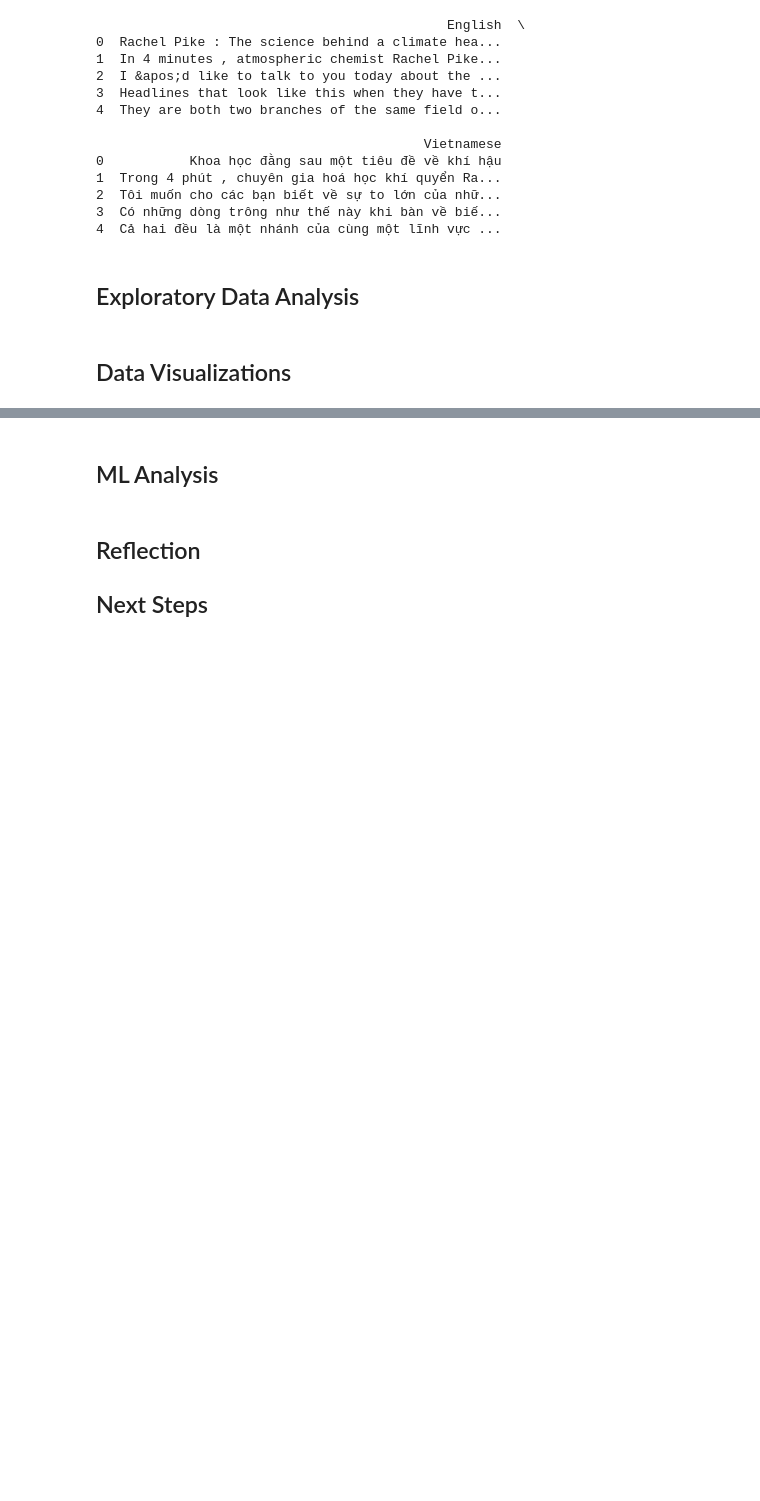
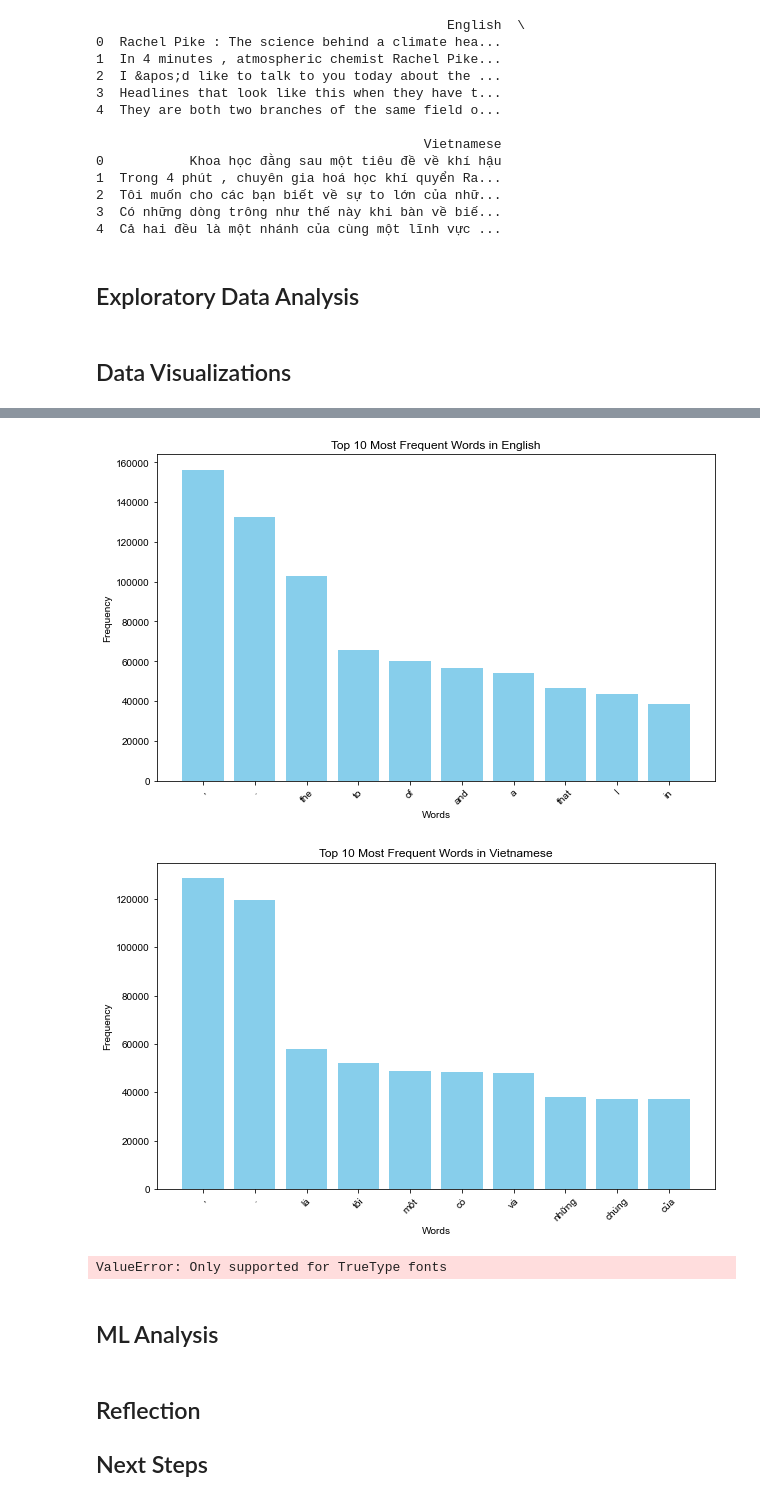
Before and after one commit to MDakshithagithub/Language_Translation_LLM, a Jupyter notebook: llm.ipynb, the cells around one changed output, grey strips where cells are left out. Drawn from its saved outputs; the diff is of its cells as text; code cells hidden in the pictures; blank space fills up the shorter version.

```diff
--- a/llm.ipynb
+++ b/llm.ipynb
@@ -44,3 +94,45 @@ print(df.head())
+# %%
+import matplotlib.pyplot as plt
+from collections import Counter
+from wordcloud import WordCloud
+
+# Set the font globally for matplotlib
+plt.rcParams['font.family'] = 'Arial'
+
+# Preprocess data to get all English and Vietnamese words
+english_words = [word for text in df['English'] for word in text.split()]
+vietnamese_words = [word for text in df['Vietnamese'] for word in text.split()]
+
+# Visualization 1: Bar plot - Top N most frequent words
+def plot_top_words(word_list, language, top_n=10):
+    word_counts = Counter(word_list)
+    top_words = word_counts.most_common(top_n)
+    plt.figure(figsize=(10, 6))
+    plt.bar([word[0] for word in top_words], [count[1] for count in top_words], color='skyblue')
+    plt.title(f'Top {top_n} Most Frequent Words in {language}')
+    plt.xlabel('Words')
+    plt.ylabel('Frequency')
+    plt.xticks(rotation=45)
+    plt.show()
+
+plot_top_words(english_words, 'English', top_n=10)
+plot_top_words(vietnamese_words, 'Vietnamese', top_n=10)
+
+# Visualization 2: Word cloud
+def generate_wordcloud(word_list, language):
+    wordcloud = WordCloud(width=800, height=400, background_color='white').generate(' '.join(word_list))
+    plt.figure(figsize=(10, 6))
+    plt.imshow(wordcloud, interpolation='bilinear')
+    plt.title(f'Most Common Words in {language}')
+    plt.axis('off')
+    plt.show()
+
+generate_wordcloud(english_words, 'English')
+generate_wordcloud(vietnamese_words, 'Vietnamese')
+# %% [output]
+[figure, added]
+[figure, added]
+ValueError: Only supported for TrueType fonts
 # %% [markdown]
 ## ML Analysis
 # %% [markdown]
```
Also changed, not shown: parts of 2 cells of this notebook.
